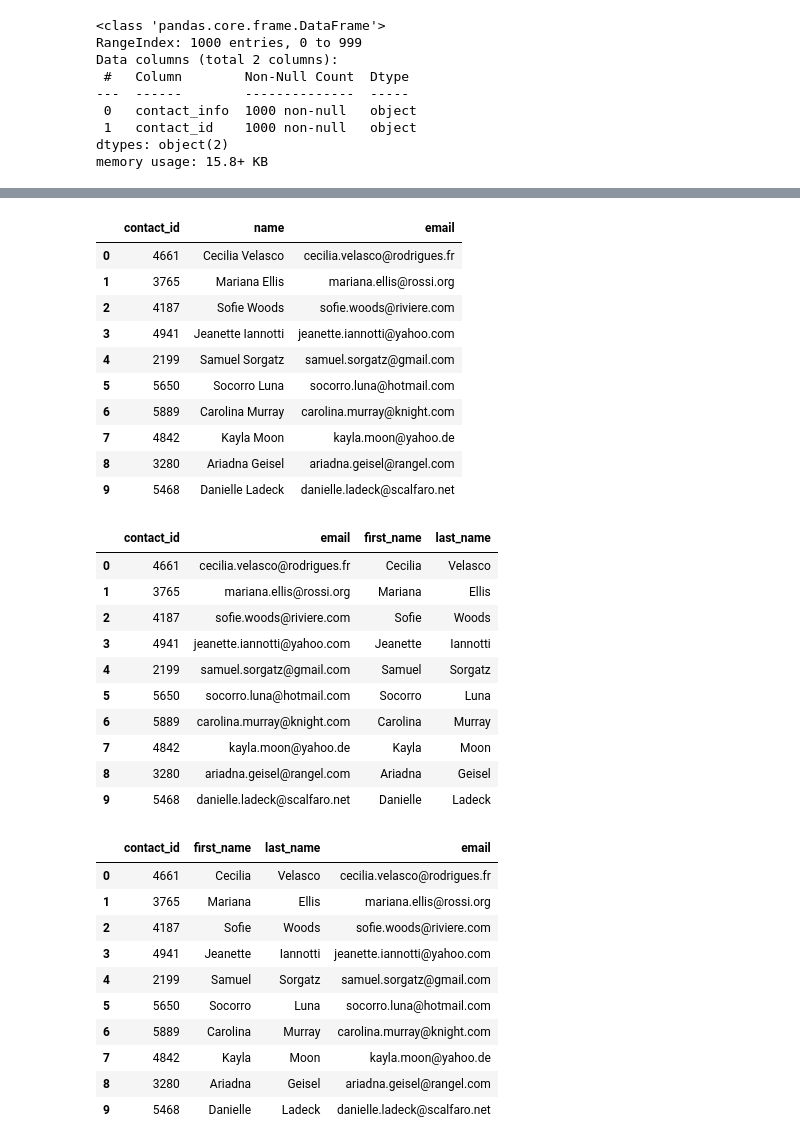
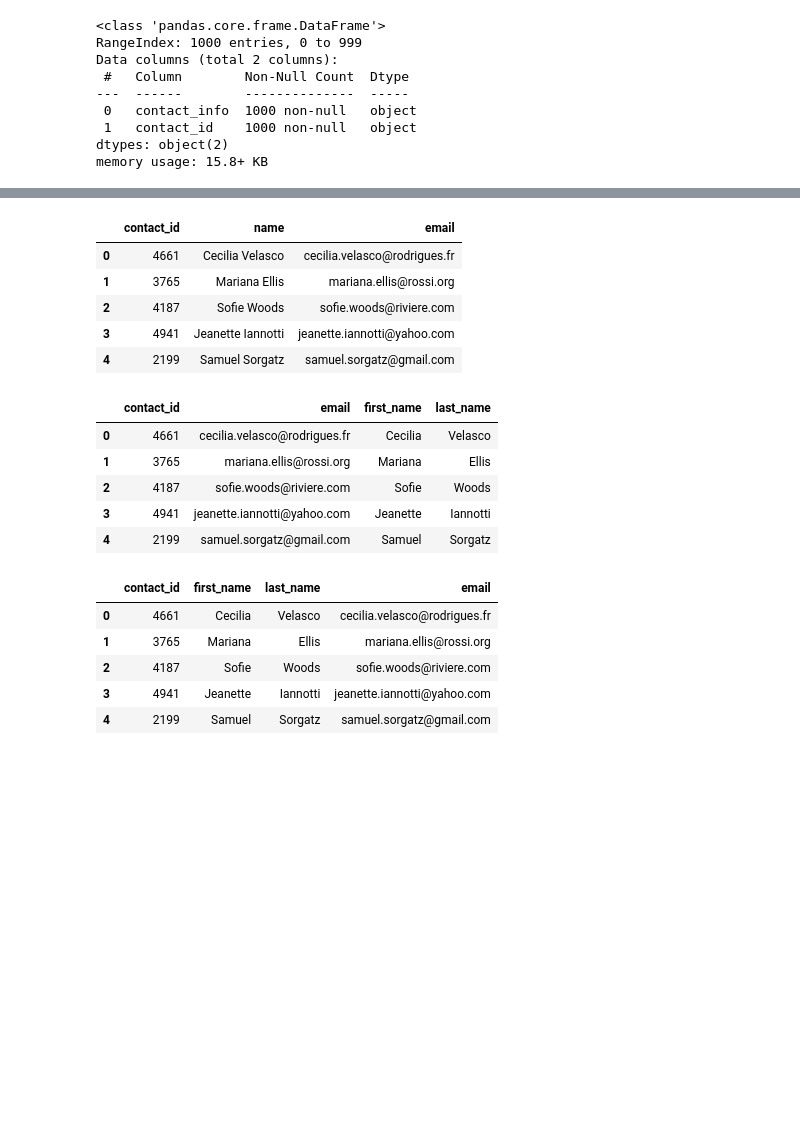
Before and after one commit to marthagriggs9/Crowdfunding_ETL, a Jupyter notebook: ETL_Mini_Project_MGriggs.ipynb, the cells around one changed output, grey strips where cells are left out. Saved outputs shown, nothing was run; the diff lists cells and outputs as text; code cells hidden in the pictures; blank space fills up the shorter version.

```diff
--- a/ETL_Mini_Project_MGriggs.ipynb
+++ b/ETL_Mini_Project_MGriggs.ipynb
@@ -476,6 +480,8 @@ dtypes: object(2)
 memory usage: 15.8+ KB
 # %%
 # Convert the "contact_id" column to an int64 data type.
+contact_info_df_copy['contact_id'] = contact_info_df_copy['contact_id'].astype('int64')
+contact_info_df_copy.info()
 # %% [output]
 <class 'pandas.core.frame.DataFrame'>
 RangeIndex: 1000 entries, 0 to 999
@@ -489,5 +496,7 @@ memory usage: 15.8+ KB
 # %%
 # Extract the name of the contact and add it to a new column.
+contact_info_df_copy['name'] = contact_info_df_copy['contact_info'].str.extract(r'(?:"name": ")(\w+\s\w+)')
+contact_info_df_copy.head()
 # %% [output]
 |  | contact_info | contact_id | name |
 | 0 | {"contact_id": 4661, "name": "Cec... | 4661 | Cecilia Velasco |
@@ -503,5 +507,7 @@ memory usage: 15.8+ KB
 # %%
 # Extract the email from the contacts and add the values to a new column.
+contact_info_df_copy['email'] = contact_info_df_copy['contact_info'].str.extract(r'(?:"email": ")(.+\w)')
+contact_info_df_copy.head()
 # %% [output]
 |  | contact_info | contact_id | name | email |
 | 0 | {"contact_id": 4661, "name": "Cec... | 4661 | Cecilia Velasco | cecilia.velasco@rodrigues.fr |
@@ -517,5 +518,7 @@ memory usage: 15.8+ KB
 # %%
 # Create a copy of the contact_info_df with the 'contact_id', 'name', 'email' columns.
+contact_info_regex = contact_info_df_copy[['contact_id', 'name', 'email']].copy()
+contact_info_regex.head()
 # %% [output]
 |  | contact_id | name | email |
 | 0 | 4661 | Cecilia Velasco | cecilia.velasco@rodrigues.fr |
@@ -523,30 +526,26 @@ memory usage: 15.8+ KB
 | 2 | 4187 | Sofie Woods | sofie.woods@riviere.com |
 | 3 | 4941 | Jeanette Iannotti | jeanette.iannotti@yahoo.com |
 | 4 | 2199 | Samuel Sorgatz | samuel.sorgatz@gmail.com |
-| 5 | 5650 | Socorro Luna | socorro.luna@hotmail.com |
-| 6 | 5889 | Carolina Murray | carolina.murray@knight.com |
-| 7 | 4842 | Kayla Moon | kayla.moon@yahoo.de |
-| 8 | 3280 | Ariadna Geisel | ariadna.geisel@rangel.com |
-| 9 | 5468 | Danielle Ladeck | danielle.ladeck@scalfaro.net |
 # %%
 # Create a "first"name" and "last_name" column with the first and last names from the "name" column.
+contact_info_regex['first_name'] = contact_info_regex['name'].str.extract(r'(\w+)')
 
+contact_info_regex['last_name'] = contact_info_regex['name'].str.extract(r'(\W\w+)')
 
 # Drop the contact_name column
+contact_info_regex = contact_info_regex.drop('name', axis=1)
+contact_info_regex.head()
 # %% [output]
 |  | contact_id | email | first_name | last_name |
 | 0 | 4661 | cecilia.velasco@rodrigues.fr | Cecilia | Velasco |
 | 1 | 3765 | mariana.ellis@rossi.org | Mariana | Ellis |
 | 2 | 4187 | sofie.woods@riviere.com | Sofie | Woods |
 | 3 | 4941 | jeanette.iannotti@yahoo.com | Jeanette | Iannotti |
 | 4 | 2199 | samuel.sorgatz@gmail.com | Samuel | Sorgatz |
-| 5 | 5650 | socorro.luna@hotmail.com | Socorro | Luna |
-| 6 | 5889 | carolina.murray@knight.com | Carolina | Murray |
-| 7 | 4842 | kayla.moon@yahoo.de | Kayla | Moon |
-| 8 | 3280 | ariadna.geisel@rangel.com | Ariadna | Geisel |
-| 9 | 5468 | danielle.ladeck@scalfaro.net | Danielle | Ladeck |
 # %%
 # Reorder the columns
+contact_info_regex_clean = contact_info_regex[['contact_id', 'first_name', 'last_name', 'email']]
+contact_info_regex_clean.head()
 # %% [output]
 |  | contact_id | first_name | last_name | email |
 | 0 | 4661 | Cecilia | Velasco | cecilia.velasco@rodrigues.fr |
@@ -554,10 +553,5 @@ memory usage: 15.8+ KB
 | 2 | 4187 | Sofie | Woods | sofie.woods@riviere.com |
 | 3 | 4941 | Jeanette | Iannotti | jeanette.iannotti@yahoo.com |
 | 4 | 2199 | Samuel | Sorgatz | samuel.sorgatz@gmail.com |
-| 5 | 5650 | Socorro | Luna | socorro.luna@hotmail.com |
-| 6 | 5889 | Carolina | Murray | carolina.murray@knight.com |
-| 7 | 4842 | Kayla | Moon | kayla.moon@yahoo.de |
-| 8 | 3280 | Ariadna | Geisel | ariadna.geisel@rangel.com |
-| 9 | 5468 | Danielle | Ladeck | danielle.ladeck@scalfaro.net |
 # %%
 # Check the datatypes one more time before exporting as CSV file.
```
Also changed, not shown: parts of 10 cells of this notebook.
